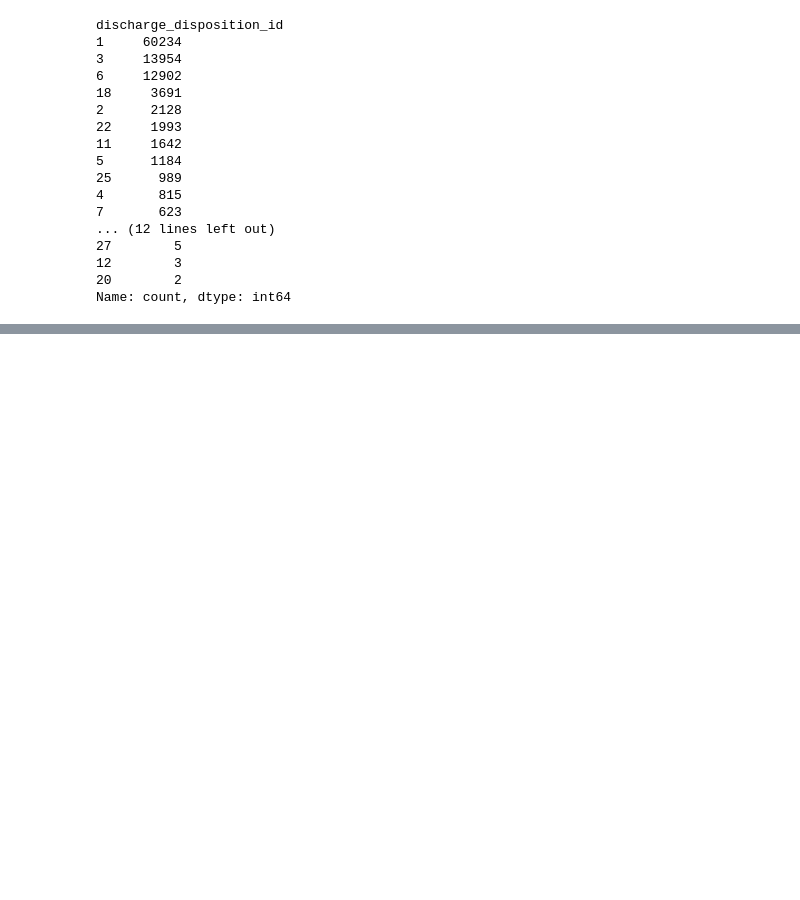
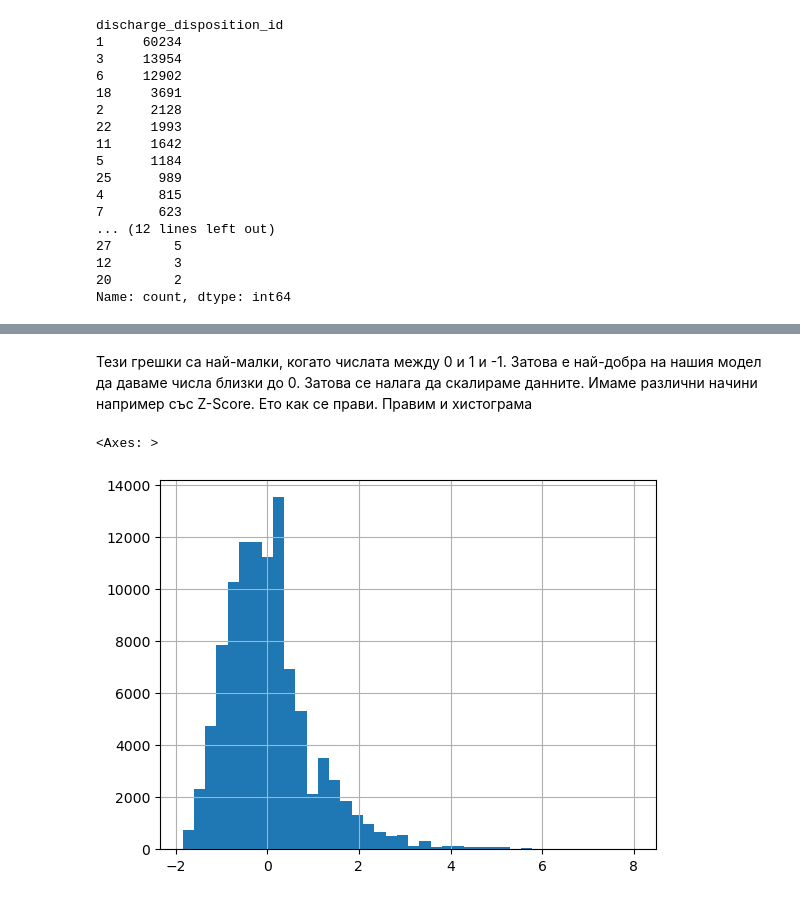
Before and after one commit to rainbou1/Machine-Learning, a Jupyter notebook: 01.Introduction_To_Machine_Learning/Introduction_To_Machine_Learning.ipynb, the cells around one changed output, grey strips where cells are left out. Cells and saved outputs as stored; diff of their text form; code cells hidden in the pictures; blank space fills up the shorter version.

```diff
--- a/01.Introduction_To_Machine_Learning/Introduction_To_Machine_Learning.ipynb
+++ b/01.Introduction_To_Machine_Learning/Introduction_To_Machine_Learning.ipynb
@@ -164,0 +350,8 @@ Name: count, dtype: int64
+# %% [markdown]
+Тези грешки са най-малки, когато числата между 0 и 1 и -1. Затова е най-добра на нашия модел да даваме числа близки до 0. Затова се налага да скалираме данните. Имаме различни начини например със Z-Score. Ето как се прави. Правим и хистограма
+# %%
+#Z-Score scaling
+((diabetes_data.num_medications - diabetes_data.num_medications.mean()) / diabetes_data.num_medications.std()).hist(bins = 40)
+# %% [output]
+<Axes: >
+[figure, added]
```
Also changed, not shown: parts of 75 cells of this notebook.
